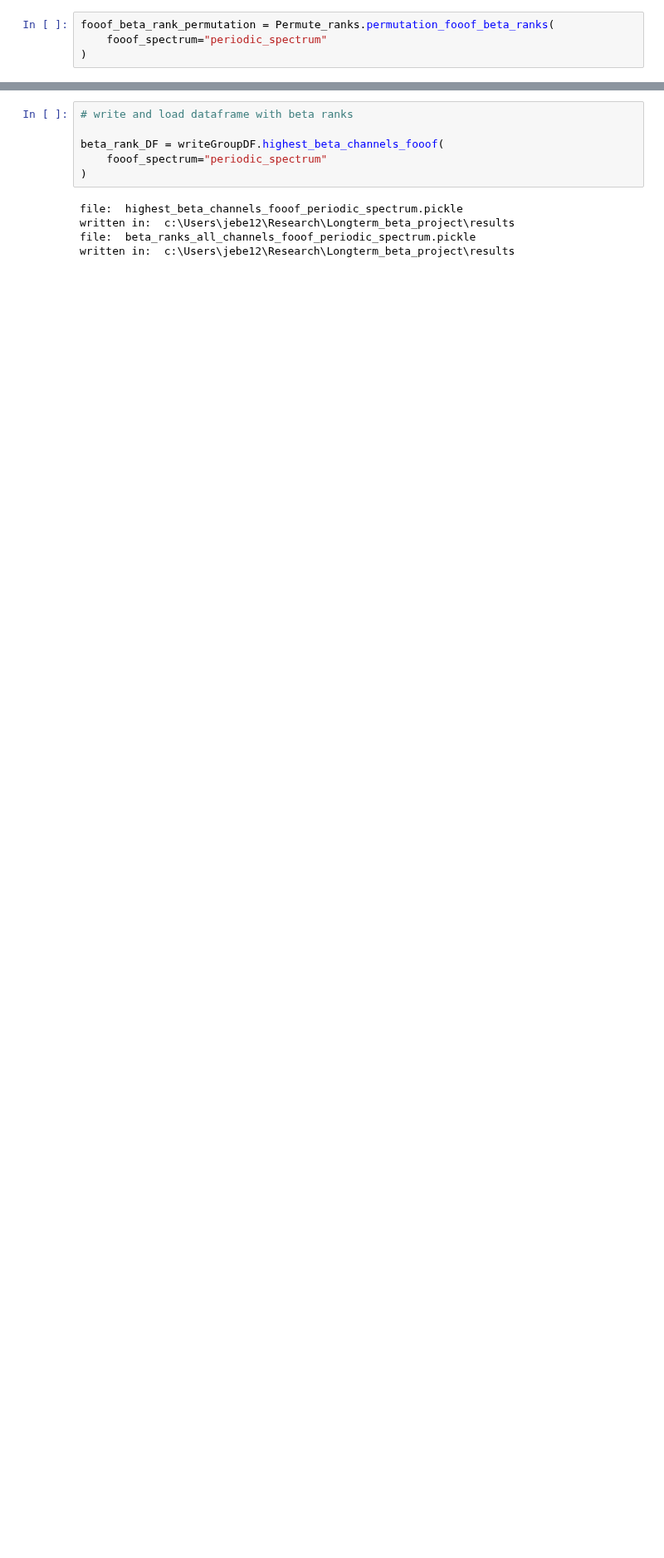
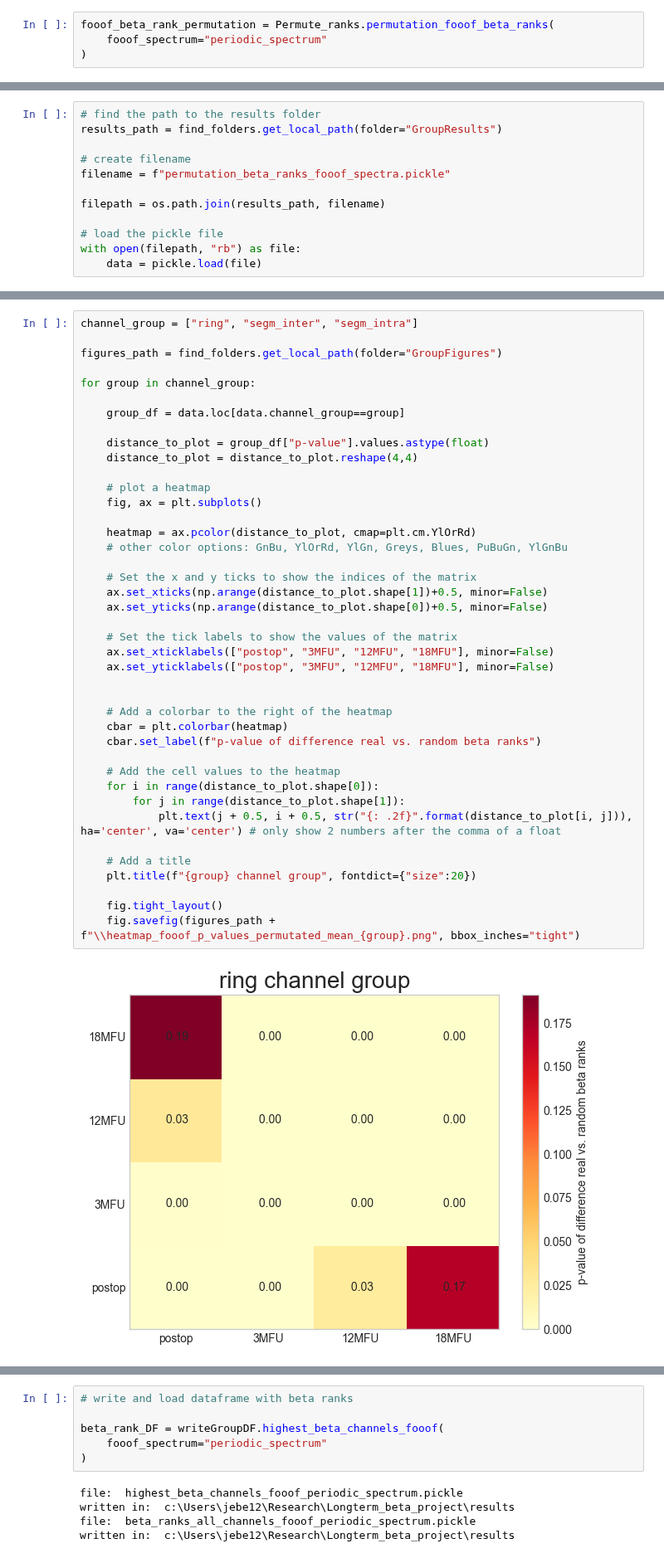
Before and after one commit to JKBehnke/BetaSenSightLongterm, a Jupyter notebook: notebooks/bssu_spatial_distribution.ipynb, the cells around one changed output, grey strips where cells are left out. Shown at 83% size. Drawn from its saved outputs; the diff is of its cells as text; blank space fills up the shorter version.

Commit message:
Permutation beta ranks heatmap FOOOF

```diff
--- a/notebooks/bssu_spatial_distribution.ipynb
+++ b/notebooks/bssu_spatial_distribution.ipynb
@@ -522,0 +505,12 @@ fooof_beta_rank_permutation["permutation_result_df"]
+# %%
+# find the path to the results folder
+results_path = find_folders.get_local_path(folder="GroupResults")
+
+# create filename
+filename = f"permutation_beta_ranks_fooof_spectra.pickle"
+
+filepath = os.path.join(results_path, filename)
+
+# load the pickle file
+with open(filepath, "rb") as file:
+    data = pickle.load(file)
@@ -522,0 +537,43 @@ fooof_beta_rank_permutation["permutation_result_df"]
+# %%
+channel_group = ["ring", "segm_inter", "segm_intra"]
+
+figures_path = find_folders.get_local_path(folder="GroupFigures")
+
+for group in channel_group:
+
+    group_df = data.loc[data.channel_group==group]
+
+    distance_to_plot = group_df["p-value"].values.astype(float)
+    distance_to_plot = distance_to_plot.reshape(4,4)
+
+    # plot a heatmap
+    fig, ax = plt.subplots()
+
+    heatmap = ax.pcolor(distance_to_plot, cmap=plt.cm.YlOrRd)
+    # other color options: GnBu, YlOrRd, YlGn, Greys, Blues, PuBuGn, YlGnBu
+
+    # Set the x and y ticks to show the indices of the matrix
+    ax.set_xticks(np.arange(distance_to_plot.shape[1])+0.5, minor=False)
+    ax.set_yticks(np.arange(distance_to_plot.shape[0])+0.5, minor=False)
+
+    # Set the tick labels to show the values of the matrix
+    ax.set_xticklabels(["postop", "3MFU", "12MFU", "18MFU"], minor=False)
+    ax.set_yticklabels(["postop", "3MFU", "12MFU", "18MFU"], minor=False)
+
+
+    # Add a colorbar to the right of the heatmap
+    cbar = plt.colorbar(heatmap)
+    cbar.set_label(f"p-value of difference real vs. random beta ranks")
+
+    # Add the cell values to the heatmap
+    for i in range(distance_to_plot.shape[0]):
+        for j in range(distance_to_plot.shape[1]):
+            plt.text(j + 0.5, i + 0.5, str("{: .2f}".format(distance_to_plot[i, j])), ha='center', va='center') # only show 2 numbers after the comma of a float
+
+    # Add a title
+    plt.title(f"{group} channel group", fontdict={"size":20})
+
+    fig.tight_layout()
+    fig.savefig(figures_path + f"\\heatmap_fooof_p_values_permutated_mean_{group}.png", bbox_inches="tight")
+# %% [output]
+[figure, added]
```
Also changed, not shown: parts of 4 cells of this notebook.
